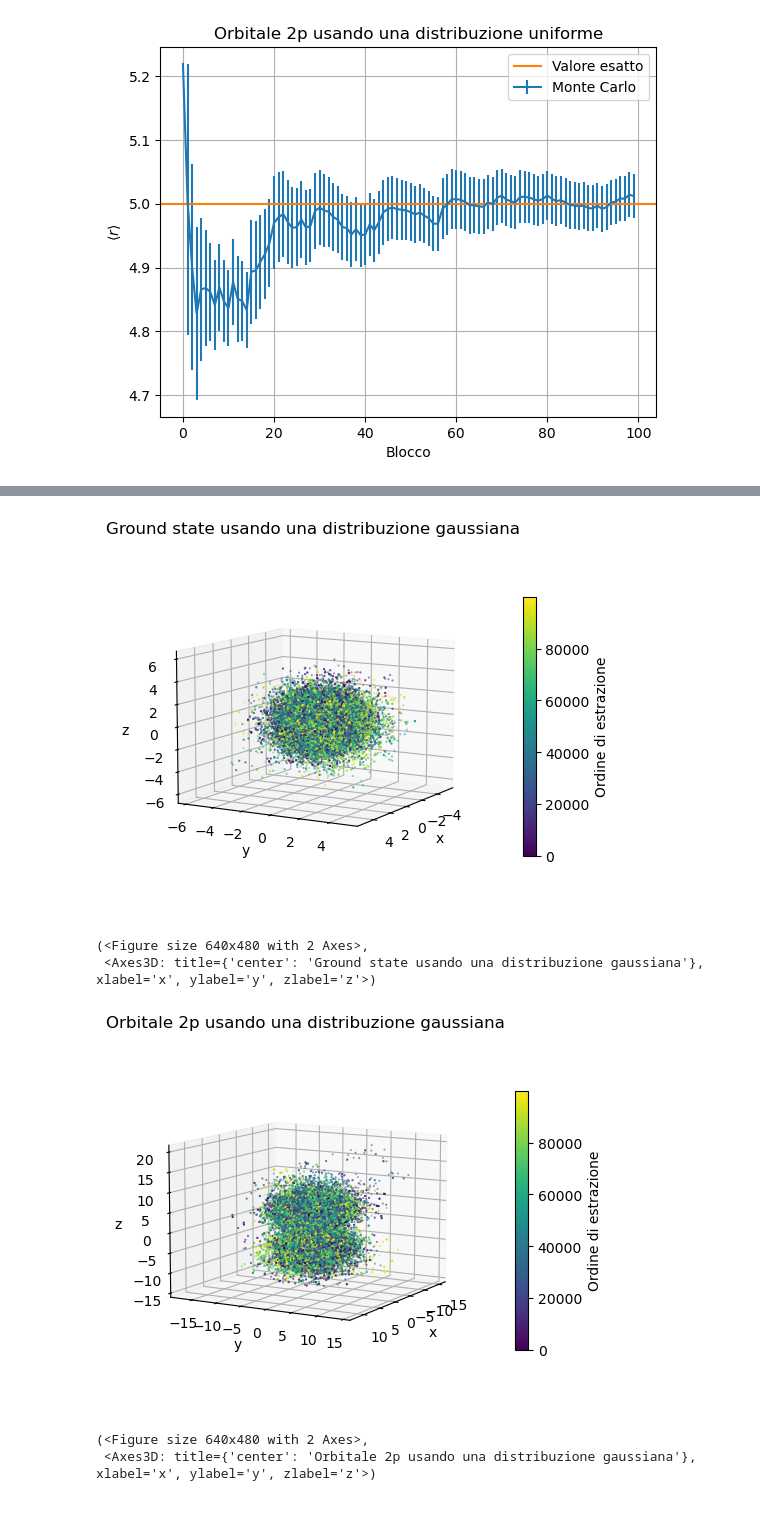
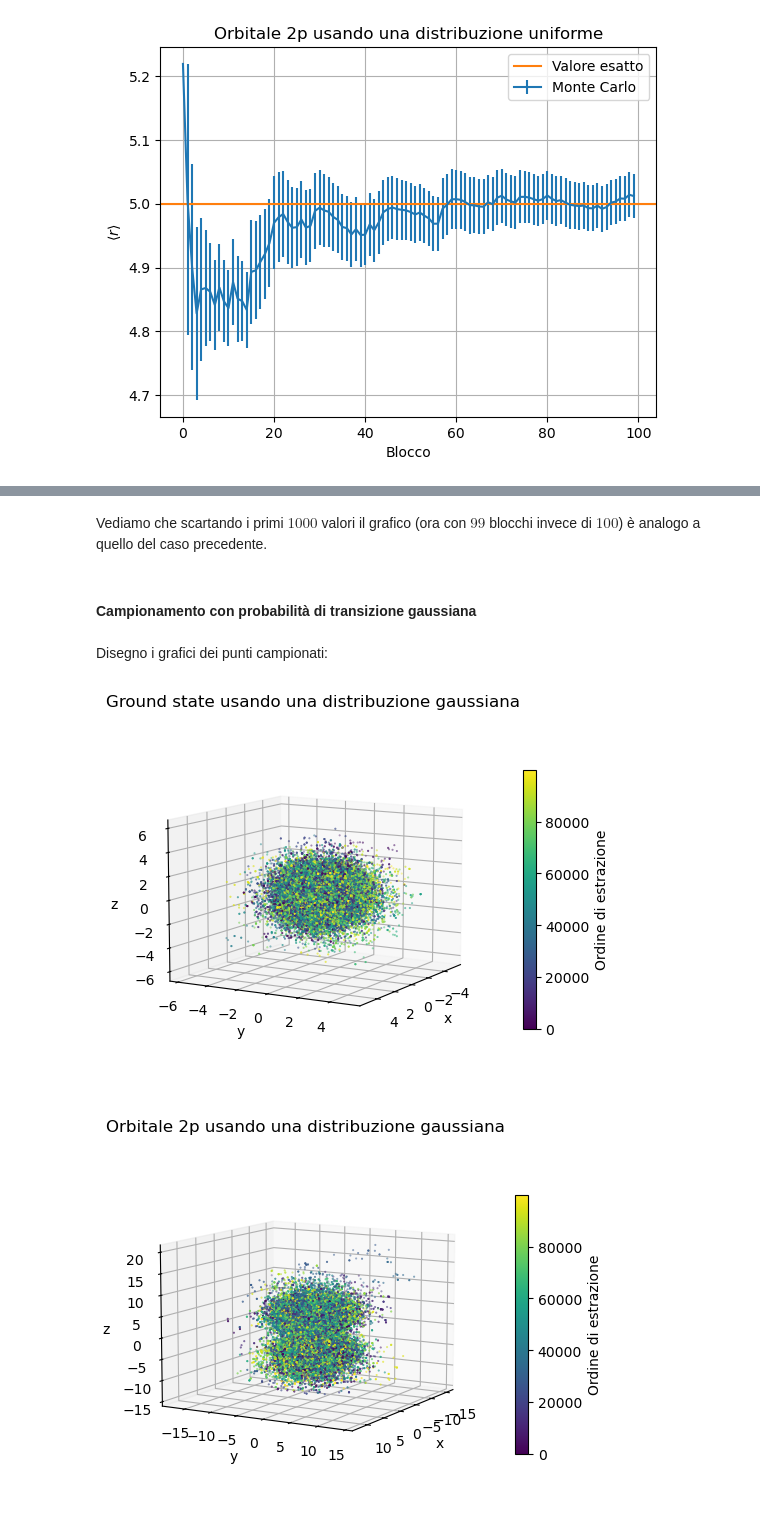
Before and after one commit to eliasteve/labsimnumerica, a Jupyter notebook: LSN_05/LSN_05.ipynb, the cells around one changed output, grey strips where cells are left out. Drawn from its saved outputs; the diff is of its cells as text; code cells hidden in the pictures.

```diff
--- a/LSN_05/LSN_05.ipynb
+++ b/LSN_05/LSN_05.ipynb
@@ -11,5 +20,16 @@ plt.plot(xs, ys)
 # %%
 def draw_scatter(X, Y, Z, title=None, s=plt.rcParams['lines.markersize'] ** 2):
+    """
+    Funzione per disegnate uno scatterplot dei punti campionati.
+
+    Argomenti:
+        X, Y, Z: Vettori con coordinate x, y, z, dei punti campionati rispettivamente
+        title: Titolo del grafico
+        s: Dimensioni del marker usato per indicare i punti nel grafico
+
+    Restituisce:
+        fig, ax: figura e asse del grafico disegnato
+    """
     fig = plt.figure()
     ax = fig.add_subplot(projection='3d')
     sc = ax.scatter(X, Y, Z, c=np.arange(len(Z)), marker='.', s=s)
@@ -19,7 +39,7 @@ def draw_scatter(X, Y, Z, title=None, s=plt.rcParams['lines.markersize'] ** 2):
     ax.view_init(10, 30)
     fig.colorbar(sc, shrink=0.7, label="Ordine di estrazione")
     ax.set_title(title)
-    ax.set_box_aspect(None, zoom=0.85)
+    ax.set_box_aspect(None, zoom=0.90)
     #fig.legend()
 
     plt.show()
@@ -73,14 +127,16 @@ draw_plot_of_radius(r_2p, err_2p, title="Orbitale 2p usando una distribuzione un
+# %% [markdown]
+Vediamo che scartando i primi $1000$ valori il grafico (ora con $99$ blocchi invece di $100$) è analogo a quello del caso precedente.
+# %% [markdown]
+#### Campionamento con probabilità di transizione gaussiana
+# %% [markdown]
+Disegno i grafici dei punti campionati:
 # %%
 X, Y, Z = np.loadtxt("out_GS_gauss.dat", usecols=(0, 1, 2), unpack=True)
-draw_scatter(X, Y, Z, title="Ground state usando una distribuzione gaussiana", s=1)
+__ = draw_scatter(X, Y, Z, title="Ground state usando una distribuzione gaussiana", s=1)
 # %% [output]
-[figure, old version]
+[figure, new version]
-(<Figure size 640x480 with 2 Axes>,
- <Axes3D: title={'center': 'Ground state usando una distribuzione gaussiana'}, xlabel='x', ylabel='y', zlabel='z'>)
 # %%
 X, Y, Z = np.loadtxt("out_2p_gauss.dat", usecols=(0, 1, 2), unpack=True)
-draw_scatter(X, Y, Z, title="Orbitale 2p usando una distribuzione gaussiana", s=1)
+__ = draw_scatter(X, Y, Z, title="Orbitale 2p usando una distribuzione gaussiana", s=1)
 # %% [output]
-[figure, old version]
+[figure, new version]
-(<Figure size 640x480 with 2 Axes>,
- <Axes3D: title={'center': 'Orbitale 2p usando una distribuzione gaussiana'}, xlabel='x', ylabel='y', zlabel='z'>)
```
Also changed, not shown: parts of 25 cells of this notebook, 2 other files.
